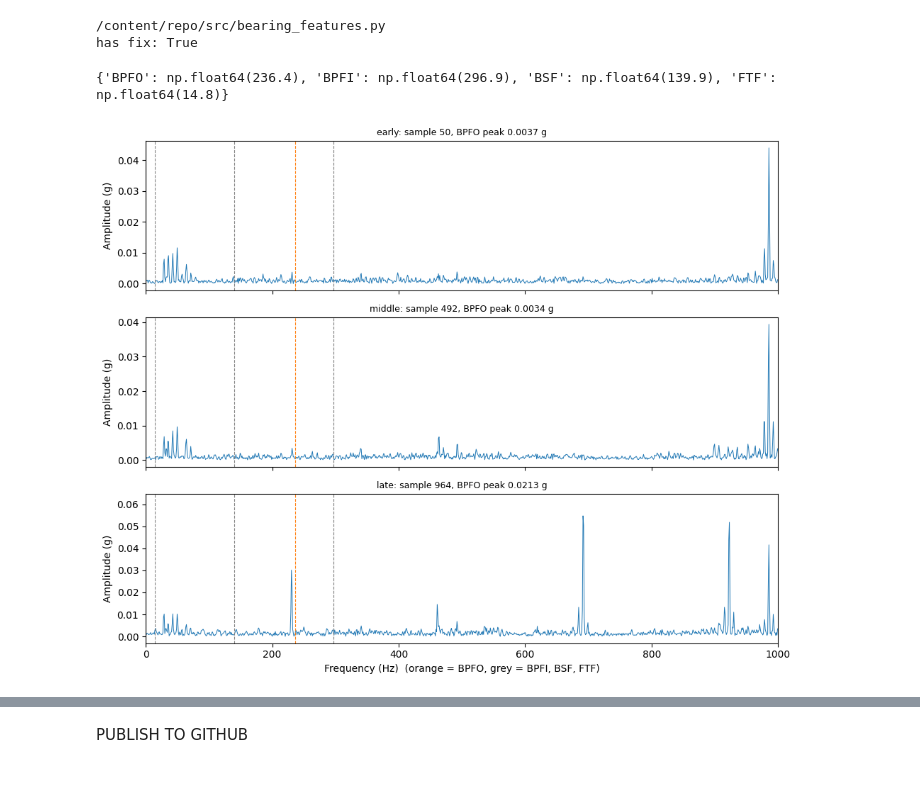
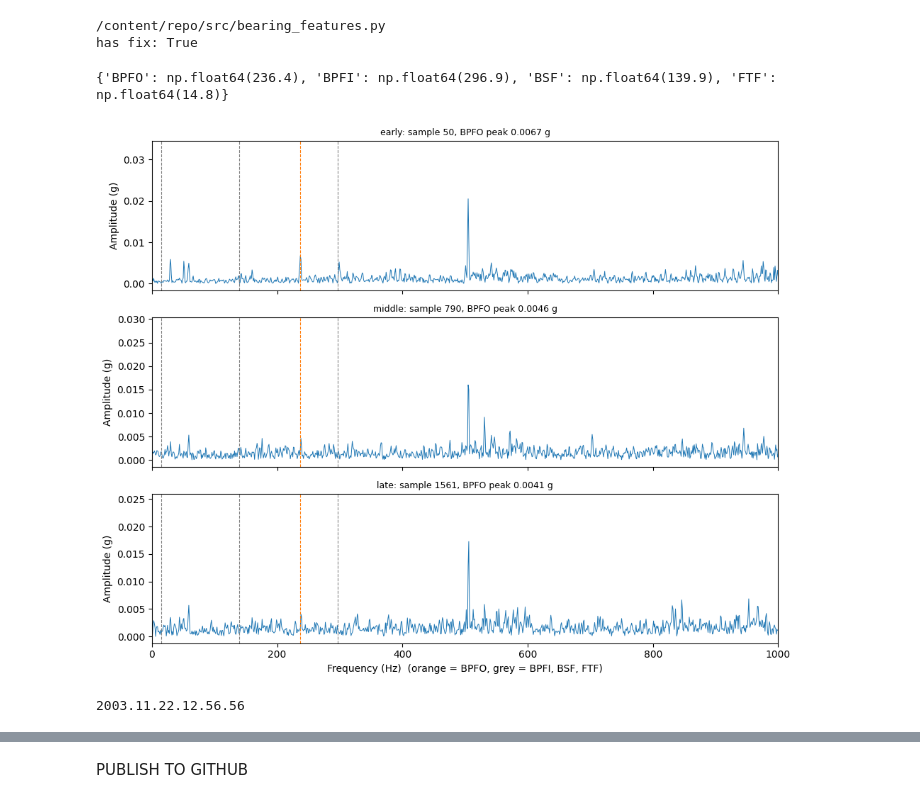
Before and after one commit to Ryan-T-Monash/MMA3001-Project, a Jupyter notebook: notebooks/Main.ipynb, the cells around one changed output, grey strips where cells are left out. Drawn from its saved outputs; the diff is of its cells as text; code cells hidden in the pictures.

```diff
--- a/notebooks/Main.ipynb
+++ b/notebooks/Main.ipynb
@@ -87,29 +85,33 @@ for name, dest in [("spectrum.py", "src"), ("test_spectrum.py", "tests")]:
 # %%
 #FTT Cell 2
 # ---- Colab cell 2: spectra early vs late, with defect frequencies marked ----
 import matplotlib.pyplot as plt
 from bearing_features import list_snapshot_files, load_snapshot
 from spectrum import amplitude_spectrum, defect_frequencies, band_peak
 
-TEST_DIR = f"{PROJECT}/IMS/IMS/2nd_test/2nd_test"   # match your features cell
-CHANNEL = 0          # 0 = bearing 1 in test 2 (outer race failure)
+# Uses TEST, TEST_DIR and features from the setup/features cells
+CHANNEL = 4          # 0 = bearing 1 in test 2 (outer race failure)
 files = list_snapshot_files(TEST_DIR)
 defects = defect_frequencies()
 print({k: round(v, 1) for k, v in defects.items()})
 
 picks = {"early": 50, "middle": len(files) // 2, "late": len(files) - 20}
 fig, axes = plt.subplots(len(picks), 1, figsize=(10, 8), sharex=True)
 for ax, (label, i) in zip(axes, picks.items()):
     freqs, amp = amplitude_spectrum(load_snapshot(files[i])[:, CHANNEL])
     ax.plot(freqs, amp, lw=0.7)
     for name, f in defects.items():
         ax.axvline(f, ls="--", lw=0.8, color="C1" if name == "BPFO" else "grey")
     ax.set_title(f"{label}: sample {i}, BPFO peak {band_peak(freqs, amp, defects['BPFO']):.4f} g", fontsize=9)
     ax.set_ylabel("Amplitude (g)")
 axes[-1].set_xlim(0, 1000)
 axes[-1].set_xlabel("Frequency (Hz)  (orange = BPFO, grey = BPFI, BSF, FTF)")
 plt.tight_layout()
 plt.show()
 # %% [output]
 {'BPFO': np.float64(236.4), 'BPFI': np.float64(296.9), 'BSF': np.float64(139.9), 'FTF': np.float64(14.8)}
-[figure, old version]
+[figure, new version]
+# %%
+print(os.path.basename(files[-1]))
+# %% [output]
+2003.11.22.12.56.56
```
Also changed, not shown: parts of 4 cells of this notebook.
